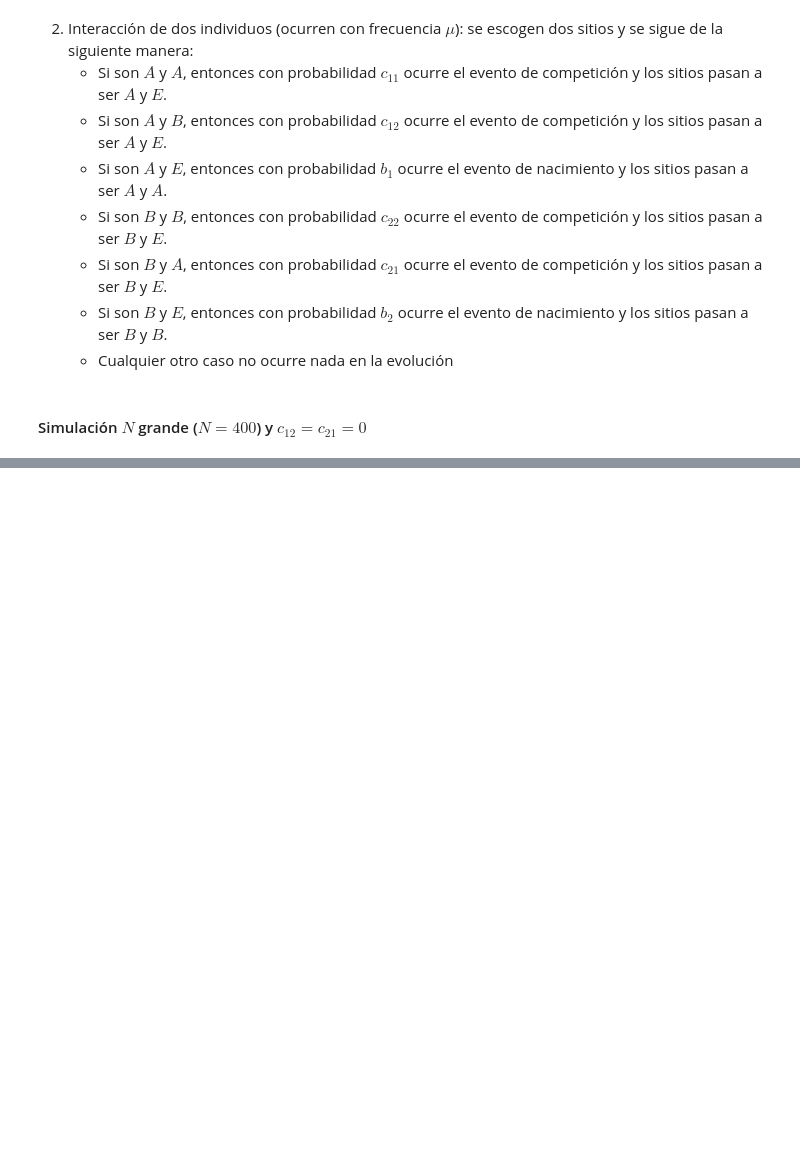
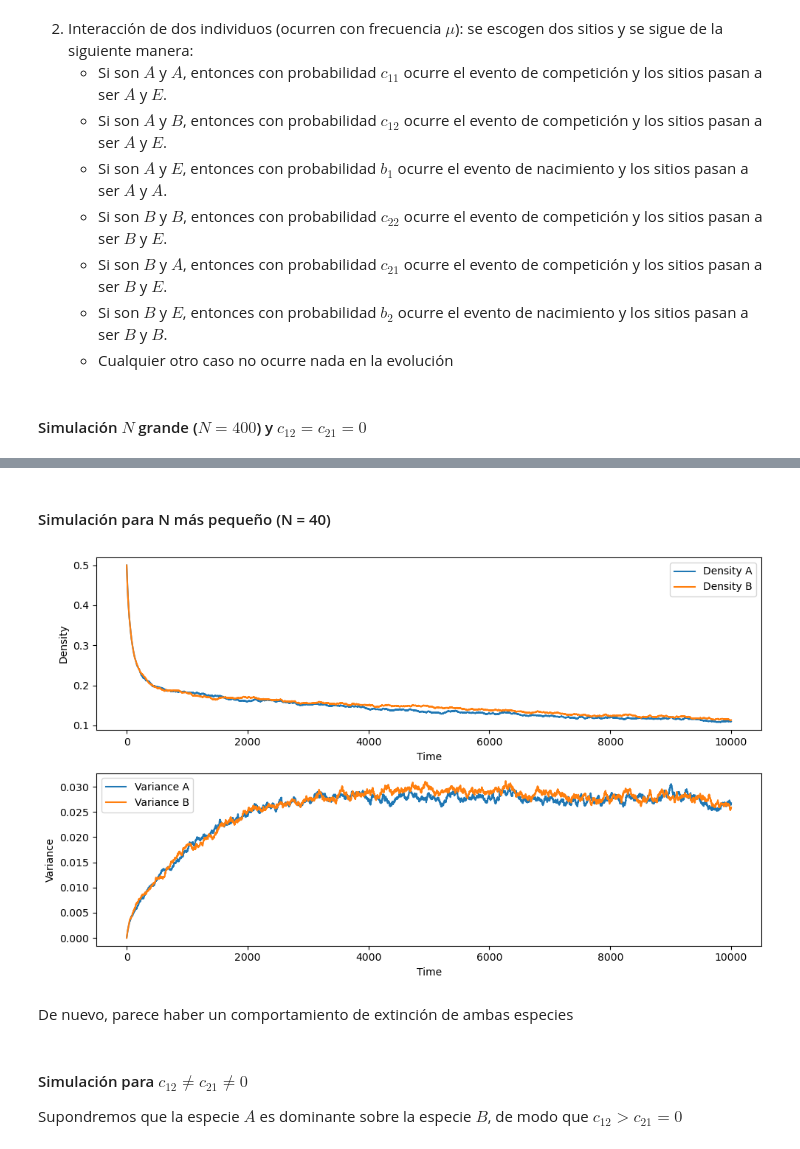
Before and after one commit to lucasmbru/masterIB, a Jupyter notebook: simulaciones/codigos/noSpacialModel.ipynb, the cells around one changed output, grey strips where cells are left out. Saved outputs shown, nothing was run; the diff lists cells and outputs as text; code cells hidden in the pictures; blank space fills up the shorter version.

```diff
--- a/simulaciones/codigos/noSpacialModel.ipynb
+++ b/simulaciones/codigos/noSpacialModel.ipynb
@@ -303,0 +304,48 @@ plt.show()
+# %% [markdown]
+#### Simulación para N más pequeño (N = 40)
+# %%
+# Parameters
+N = 40         # Number of sites
+n_initial = 20  # Initial number of A individuals
+m_initial = 20  # Initial number of B individuals
+mu = 0.5        # Fraction of single interactions
+d1 = 0.5        # Death rate for A
+d2 = 0.5        # Death rate for B
+c11 = 0.5       # Competition rate for A-A
+c12 = 0       # Competition rate for A-B
+c21 = 0       # Competition rate for B-A
+c22 = 0.5       # Competition rate for B-B
+b1 = 0.5        # Birth rate for A
+b2 = 0.5        # Birth rate for B
+t_max = 10000    # Maximum time
+n_runs = 1000    # Number of runs
+# %%
+# Simulation
+history_n2, history_m2 = ensamble_population_evolution_two_species(N, n_initial, m_initial, mu, d1, d2, c11, c12, c21, c22, b1, b2, t_max, n_runs)
+# %%
+# observables
+density_n2, density_m2 = get_density_from_ensamble_two_species(history_n2, history_m2, N)
+variance_n2, variance_m2 = get_variance_from_ensamble_two_species(history_n2, history_m2, N)
+
+# Plots
+fig, ax = plt.subplots(2, 1, figsize=(10, 6))
+ax[0].plot(density_n2, label='Density A')
+ax[0].plot(density_m2, label='Density B')
+ax[0].set_xlabel('Time')
+ax[0].set_ylabel('Density')
+ax[0].legend()
+ax[1].plot(variance_n2, label='Variance A')
+ax[1].plot(variance_m2, label='Variance B')
+ax[1].set_xlabel('Time')
+ax[1].set_ylabel('Variance')
+ax[1].legend()
+plt.tight_layout()
+plt.show()
+# %% [output]
+[figure, added]
+# %% [markdown]
+De nuevo, parece haber un comportamiento de extinción de ambas especies
+# %% [markdown]
+#### Simulación para $c_{12} \neq c_{21} \neq 0$
+
+Supondremos que la especie $A$ es dominante sobre la especie $B$, de modo que $c_{12} > c_{21} = 0$
```
Also changed, not shown: parts of 5 cells of this notebook.
